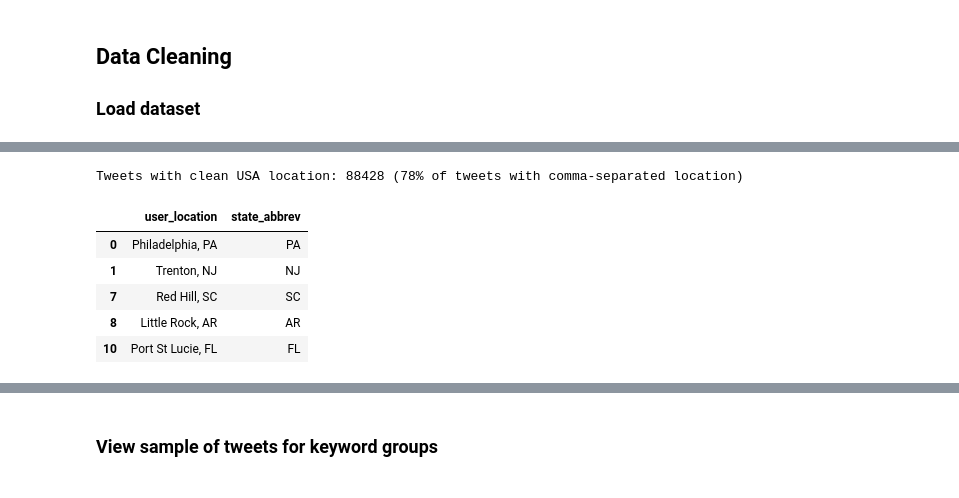
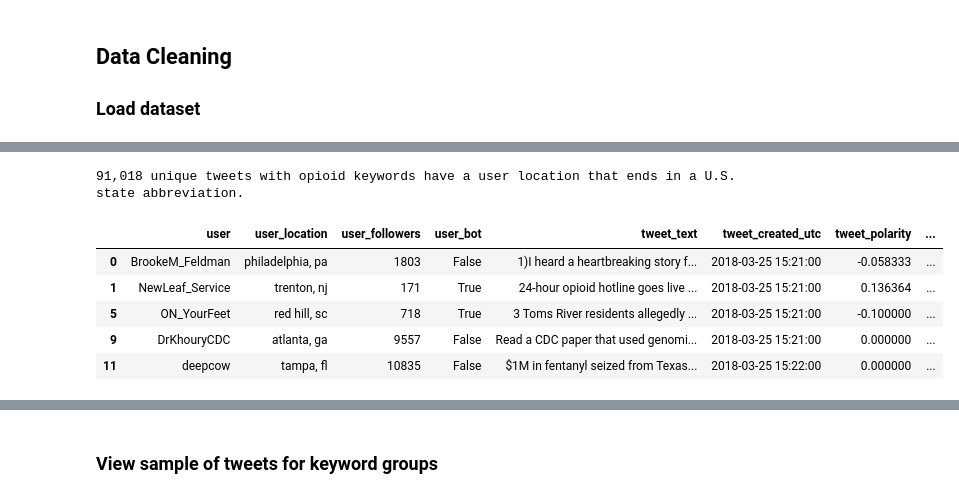
Before and after one commit to mefryar/opioid-research, a Jupyter notebook: code/opioid_twitter.ipynb, the cells around one changed output, grey strips where cells are left out. Drawn from its saved outputs; the diff is of its cells as text; code cells hidden in the pictures.

```diff
--- a/code/opioid_twitter.ipynb
+++ b/code/opioid_twitter.ipynb
@@ -145,0 +312,10 @@ Tweets with comma in user location: 113610 (63% of tweets with location)
+# %%
+# Count tweets with no location
+missing_location = opioid_tweets_unique['user_location'].isna().sum()
+
+# Drop tweets missing user location
+print("Dropping {:,} tweets missing user location.".format(missing_location))
+opioid_tweets_location = opioid_tweets_unique.loc[
+    opioid_tweets_unique['user_location'].notna()].copy()
+print("\nData now contains {:,} unique tweets "
+      "with opioid keywords and user location.".format(opioid_tweets_location.shape[0]))
@@ -146,5 +326,15 @@ Tweets with comma in user location: 113610 (63% of tweets with location)
+# %%
+# Convert user_location to lower case
+opioid_tweets_location['user_location'] = opioid_tweets_location['user_location'].str.lower()
+
+# Remove non-letter characters except for commas
+pattern = r'[^a-zA-z\s\,]'
+opioid_tweets_location['user_location'] = opioid_tweets_location['user_location'].str.replace(pattern, '')
 # %%
-us_state_abbrev = {
+# Create dictionary to identify user_locations with U.S. state names or abbreviations
+# Hat tip: https://gist.github.com/rogerallen/1583593
+
+usa_state_abbrev = {
     'Alabama': 'AL',
     'Alaska': 'AK',
     'Arizona': 'AZ',
@@ -153,6 +343,7 @@ us_state_abbrev = {
     'Colorado': 'CO',
     'Connecticut': 'CT',
     'Delaware': 'DE',
+    'District of Columbia': 'DC',
     'Florida': 'FL',
     'Georgia': 'GA',
     'Hawaii': 'HI',
@@ -196,3 +387,5 @@ us_state_abbrev = {
     'Wisconsin': 'WI',
     'Wyoming': 'WY',
 }
+
+usa_state_abbrev_lower = dict((k.lower(), v.lower()) for k,v in usa_state_abbrev.items())
@@ -237,25 +391,0 @@ df_geo[['user_location', 'user_location1', 'user_location2', 'state_abbrev']].he
-# %%
-def keep_usa(df):
-    """Keep only rows where state is a U.S. postal abbreviation"""
-    tweets_initial = len(df)
-
-    tweets_usa = sum(df['state_abbrev'].isin(us_state_abbrev.values()))
-    pct_usa = tweets_usa / tweets_initial * 100
-
-    print(
-        "Tweets with clean USA location: {0} ({1:.0f}% of tweets with comma-separated location)".format(
-            tweets_usa, pct_usa)
-    )
-
-    return df.loc[df['state_abbrev'].isin(us_state_abbrev.values())]
-
-df_usa = keep_usa(df_geo)
-df_usa[['user_location','state_abbrev']].head()
-# %% [output]
-Tweets with clean USA location: 88428 (78% of tweets with comma-separated location)
-|  | user_location | state_abbrev |
-| 0 | Philadelphia, PA | PA |
-| 1 | Trenton, NJ | NJ |
-| 7 | Red Hill, SC | SC |
-| 8 | Little Rock, AR | AR |
-| 10 | Port St Lucie, FL | FL |
@@ -261,0 +399,22 @@ Tweets with clean USA location: 88428 (78% of tweets with comma-separated locati
+# %%
+# Filter 1: Ends with state abbreviation
+# Create list of state abbreviations and convert to lowercase
+state_abbrevs_list = list(usa_state_abbrev_lower.values())
+
+# Create regex that captures separate state abbreviations at the end of strings or followed by ", usa"
+state_abbrevs_regex = '\\b' + '(\,\susa)*$|\\b'.join(state_abbrevs_list) + '(\,\susa)*$'
+
+# Apply filter
+opioid_tweets_state_abbrevs = opioid_tweets_location.loc[
+    opioid_tweets_location['user_location'].str.contains(state_abbrevs_regex)].copy()
+print("\n{:,} unique tweets with opioid keywords have a user location "
+      "that ends in a U.S. state abbreviation.".format(opioid_tweets_state_abbrevs.shape[0]))
+opioid_tweets_state_abbrevs.head()
+# %% [output]
+91,018 unique tweets with opioid keywords have a user location that ends in a U.S. state abbreviation.
+|  | user | user_location | user_followers | user_bot | tweet_text | tweet_created_utc | tweet_polarity | ... |
+| 0 | BrookeM_Feldman | philadelphia, pa | 1803 | False | 1)I heard a heartbreaking story f... | 2018-03-25 15:21:00 | -0.058333 | ... |
+| 1 | NewLeaf_Service | trenton, nj | 171 | True | 24-hour opioid hotline goes live ... | 2018-03-25 15:21:00 | 0.136364 | ... |
+| 5 | ON_YourFeet | red hill, sc | 718 | True | 3 Toms River residents allegedly ... | 2018-03-25 15:21:00 | -0.100000 | ... |
+| 9 | DrKhouryCDC | atlanta, ga | 9557 | False | Read a CDC paper that used genomi... | 2018-03-25 15:21:00 | 0.000000 | ... |
+| 11 | deepcow | tampa, fl | 10835 | False | $1M in fentanyl seized from Texas... | 2018-03-25 15:22:00 | 0.000000 | ... |
```
Also changed, not shown: parts of 45 cells of this notebook.
